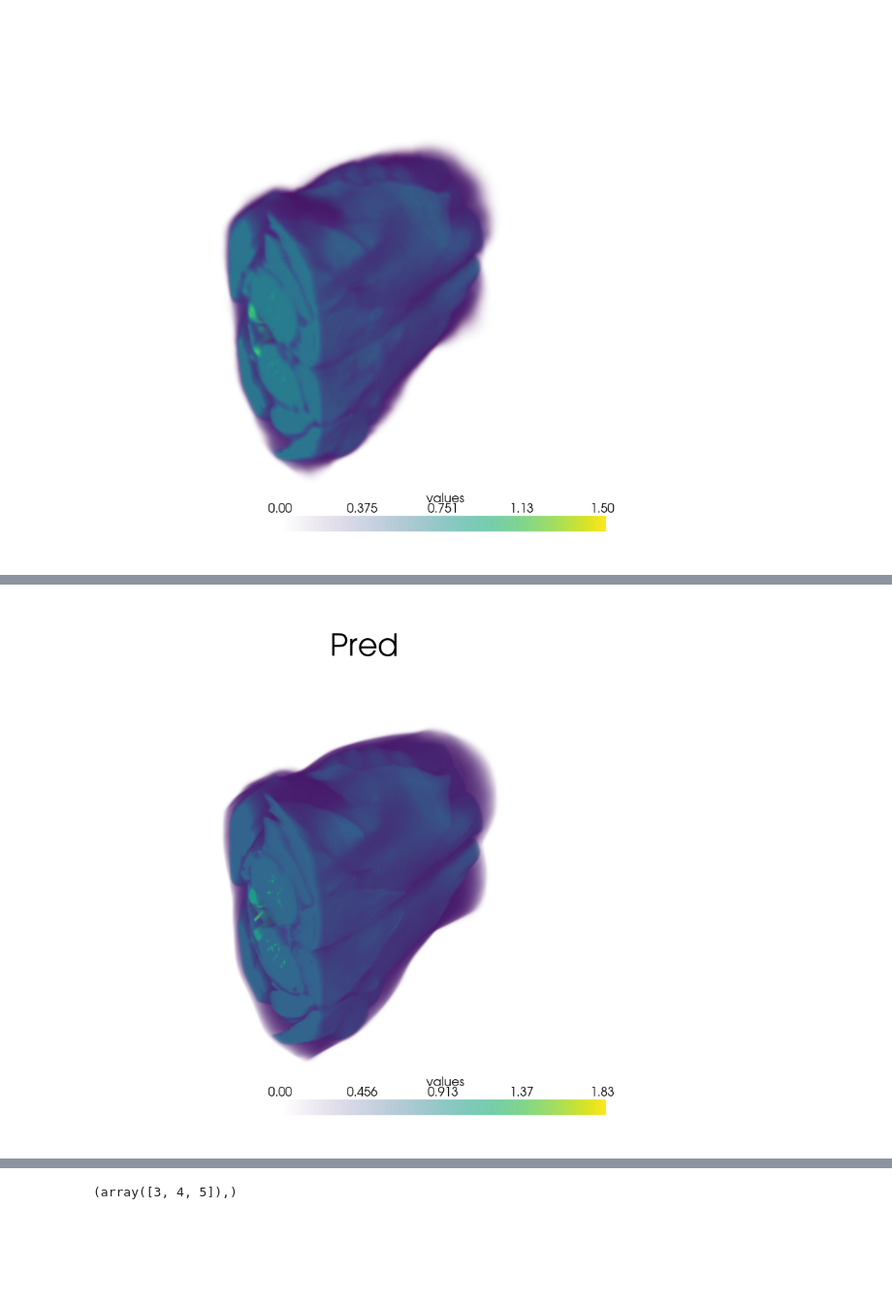
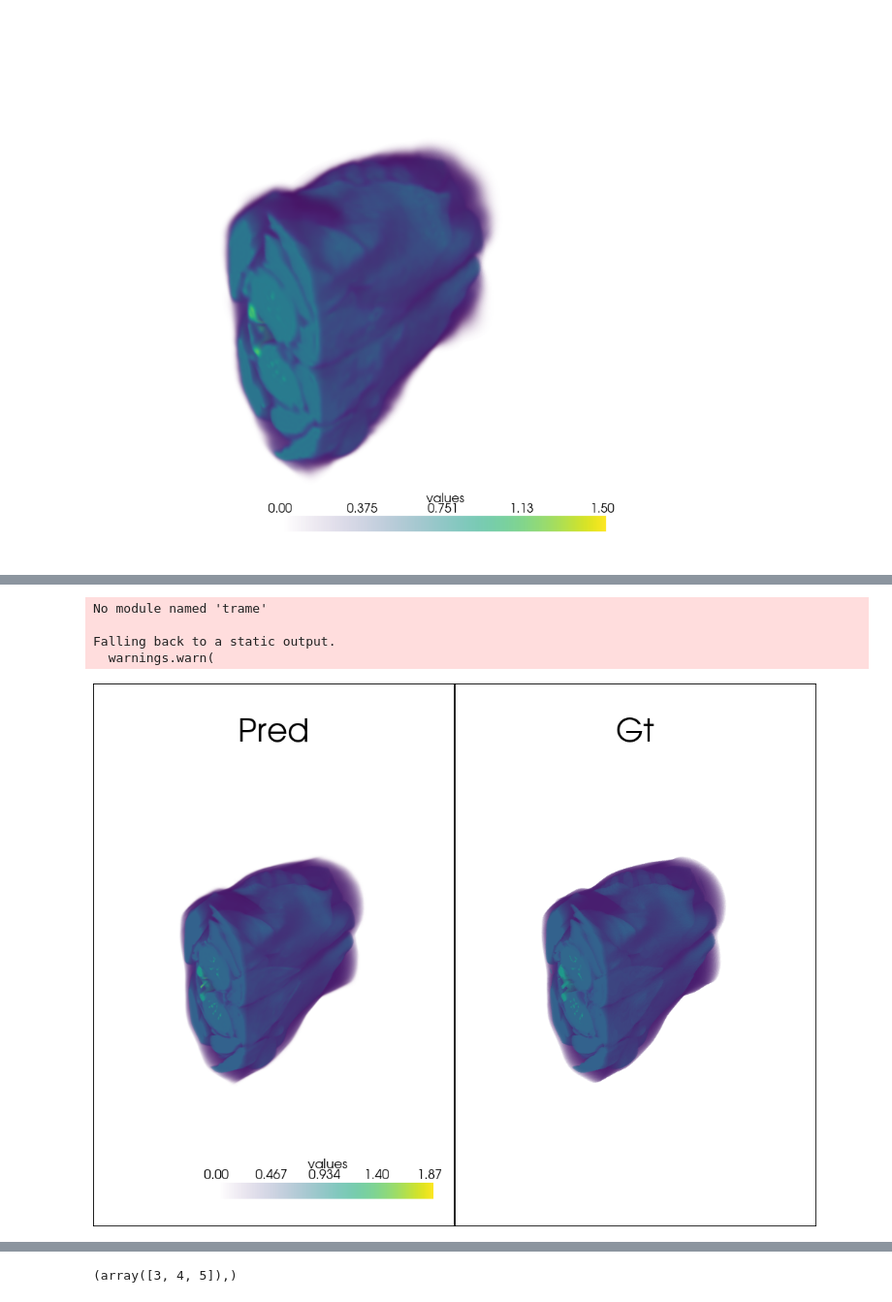
Before and after one commit to ccq0627/3DMRI-Reconstruction, a Jupyter notebook: test.ipynb, the cells around one changed output, grey strips where cells are left out. Shown at 97% size. Drawn from its saved outputs; the diff is of its cells as text; code cells hidden in the pictures; blank space fills up the shorter version.

```diff
--- a/test.ipynb
+++ b/test.ipynb
@@ -249,13 +249,77 @@ Falling back to a static output.
 import numpy as np
 import matplotlib.pyplot as plt
 import pyvista as pv
-pred_path = "MRIdata/output_2026_3_6/point_cloud/iteration_1000/vol_pred.npy"
-gt_path = "MRIdata/output_2026_3_6/point_cloud/iteration_1000/vol_gt.npy"
+import torch
+pred_path = "MRIdata/output_2026_3_14_1/point_cloud/iteration_1000/vol_pred.npy"
+gt_path = "MRIdata/output_2026_3_14_1/point_cloud/iteration_1000/vol_gt.npy"
 gt = np.load(gt_path)
 pred = np.load(pred_path)
-
-plotter = pv.Plotter(window_size=(800,800))
+print(gt.shape)
+print(pred.max())
+plotter = pv.Plotter(shape=(1,2))
+plotter.subplot(0,0)
 plotter.add_volume(pred)
 plotter.add_title(title="Pred")
+plotter.subplot(0,1)
+plotter.add_volume(gt)
+plotter.add_title(title="Gt")
 plotter.show()
+
+def mse(img1, img2, mask=None):
+    """MSE error
+
+    Args:
+        img1 (_type_): [b, c, h, w]
+        img2 (_type_): [b, c, h, w]
+        mask (_type_, optional): [b, c, h, w]. Defaults to None.
+
+    Returns:
+        _type_: _description_
+    """
+    n_channel = img1.shape[1]
+    if mask is not None:
+        img1 = img1.flatten(1)
+        img2 = img2.flatten(1)
+
+        mask = mask.flatten(1).repeat(1, n_channel)
+        mask = torch.where(mask != 0, True, False)
+
+        mse = torch.stack(
+            [
+                (((img1[i, mask[i]] - img2[i, mask[i]])) ** 2).mean(0, keepdim=True)
+                for i in range(img1.shape[0])
+            ],
+            dim=0,
+        )
+
+    else:
+        mse = (((img1 - img2)) ** 2).reshape(img1.shape[0], -1).mean(1, keepdim=True)
+    return mse
+def psnr(img1, img2, mask=None, pixel_max=1.0):
+    """PSNR
+
+    Args:
+        img1 (_type_): [b, c, h, w]
+        img2 (_type_): [b, c, h, w]
+        mask (_type_, optional): [b, c, h, w]. Defaults to None.
+
+    Returns:
+        _type_: _description_
+    """
+    mse_out = mse(img1, img2, mask)
+    psnr_out = 10 * torch.log10(pixel_max**2 / mse_out.float())
+    if mask is not None:
+        if torch.isinf(psnr_out).any():
+            print(mse_out.mean(), psnr_out.mean())
+            psnr_out = 10 * torch.log10(pixel_max**2 / mse_out.float())
+            psnr_out = psnr_out[~torch.isinf(psnr_out)]
+
+    return psnr_out
+psnr_list = []
+for i in range(len(gt)):
+    psnr_list.append(psnr(torch.from_numpy(gt[i])[None,None],torch.from_numpy(pred[i])[None  ,None],pixel_max=1.0).squeeze(0).numpy())
+print(psnr_list)
+psnr_list = np.array(psnr_list)
+print(psnr_list.max())
+print(psnr_list.min())
 # %% [output]
@@ -266 +328,5 @@ Falling back to a static output.
+No module named 'trame'
+
+Falling back to a static output.
+  warnings.warn(
-[figure, old version]
+[figure, new version]
```
Also changed, not shown: parts of 8 cells of this notebook, 34 other files.
